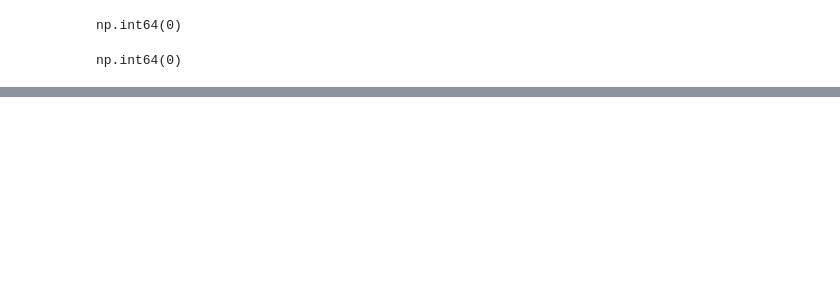
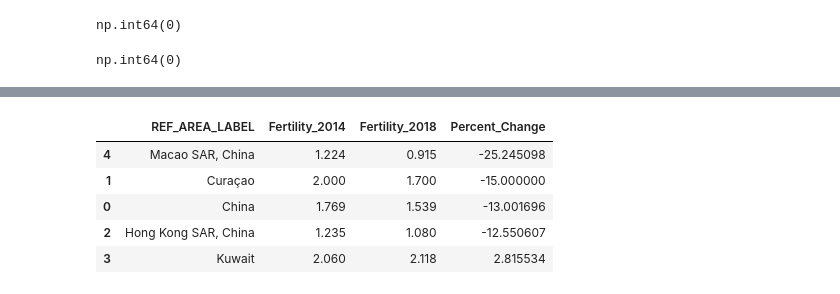
Before and after one commit to aisha-data-dev/fertility-eda-project, a Jupyter notebook: notebooks/fertility_analysis.ipynb, the cells around one changed output, grey strips where cells are left out. Drawn from its saved outputs; the diff is of its cells as text; code cells hidden in the pictures; blank space fills up the shorter version.

```diff
--- a/notebooks/fertility_analysis.ipynb
+++ b/notebooks/fertility_analysis.ipynb
@@ -147,0 +149,31 @@ top5_decline.head()
+# %%
+selected_countries = ["Macao SAR, China", "China", "Hong Kong SAR, China", "Kuwait", "Curaçao"]
+
+start_2014 = df_long[
+    (df_long["Year"] == 2014) & (df_long["REF_AREA_LABEL"].isin(selected_countries))
+][["REF_AREA_LABEL", "Fertility"]].copy()
+
+end_2018   = df_long[
+    (df_long["Year"] == 2018) & (df_long["REF_AREA_LABEL"].isin(selected_countries))
+][["REF_AREA_LABEL", "Fertility"]].copy()
+
+merged_old = start_2014.merge(
+    end_2018,
+    on="REF_AREA_LABEL",
+    suffixes=("_2014", "_2018")
+)
+# %%
+merged_old["Percent_Change"] = (
+    (merged_old["Fertility_2018"] - merged_old["Fertility_2014"])
+    / merged_old["Fertility_2014"]
+) * 100
+
+decline_old = merged_old.sort_values("Percent_Change")
+decline_old.head()
+# %% [output]
+|  | REF_AREA_LABEL | Fertility_2014 | Fertility_2018 | Percent_Change |
+| 4 | Macao SAR, China | 1.224 | 0.915 | -25.245098 |
+| 1 | Curaçao | 2.000 | 1.700 | -15.000000 |
+| 0 | China | 1.769 | 1.539 | -13.001696 |
+| 2 | Hong Kong SAR, China | 1.235 | 1.080 | -12.550607 |
+| 3 | Kuwait | 2.060 | 2.118 | 2.815534 |
```
Also changed, not shown: parts of 25 cells of this notebook.
